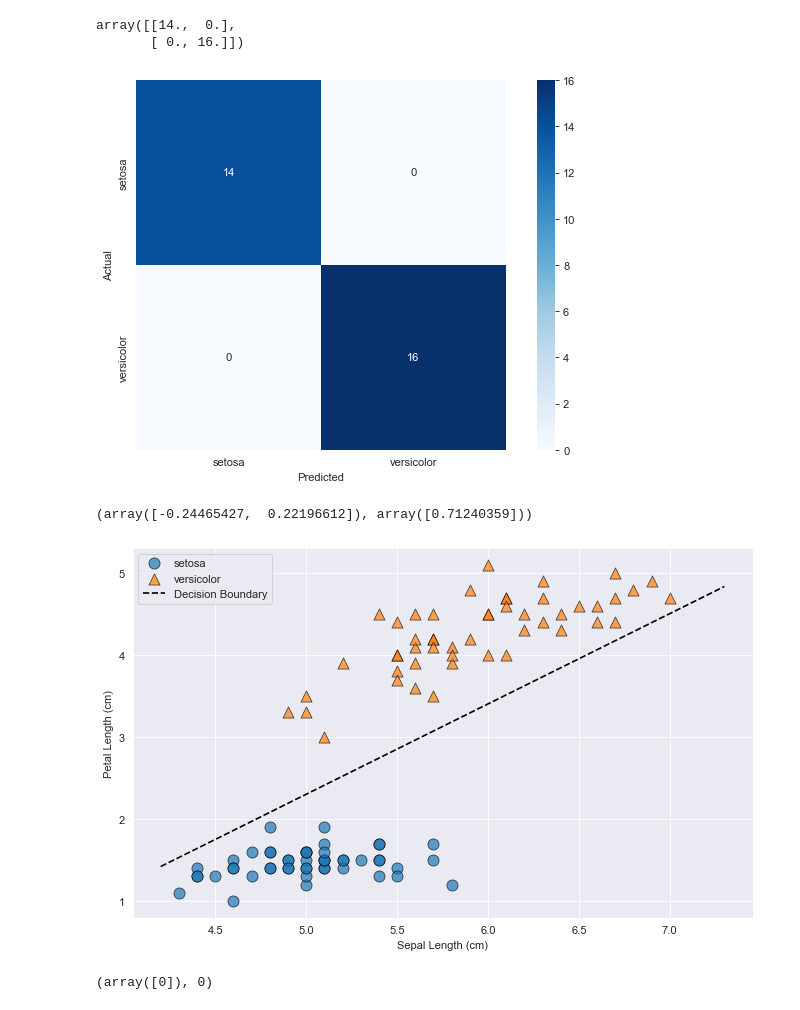
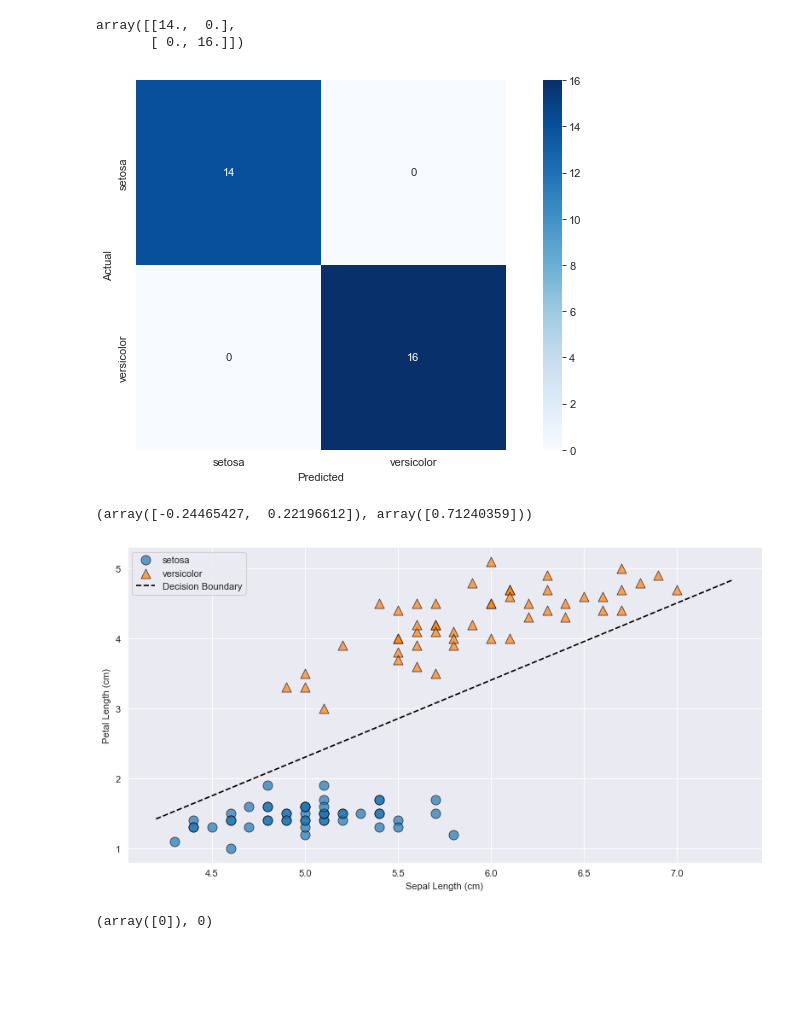
Before and after one commit to Computer-Society-Uniandes/Torombolo_Library, a Jupyter notebook: examples/perceptron/iris.ipynb, the cells around one changed output. Saved outputs shown, nothing was run; the diff lists cells and outputs as text; code cells hidden in the pictures; blank space fills up the shorter version.

```diff
--- a/examples/perceptron/iris.ipynb
+++ b/examples/perceptron/iris.ipynb
@@ -112,7 +112,7 @@ array([[14.,  0.],
        [ 0., 16.]])
 # %%
 # plot the confusion matrix
-plt.figure(figsize=(10, 6))
+plt.figure(figsize=(12, 6))
 
 sns.heatmap(
     cm,
@@ -127,7 +127,7 @@ plt.xlabel('Predicted')
 plt.ylabel('Actual')
 plt.show()
 # %% [output]
-[figure, old version]
+[figure, new version]
 # %%
 perceptron.w_, perceptron.b_
 # %% [output]
@@ -140,7 +140,7 @@ decision_line_intercept = -perceptron.b_ / perceptron.w_[1]
 x_values = np.linspace(4.2, 7.3, 100)
 y_values = decision_line_slope * x_values + decision_line_intercept
 # %%
-plt.figure(figsize=(10, 6))
+plt.figure(figsize=(12, 6))
 
 sns.scatterplot(
     x=X[y == 0, 0],
@@ -149,34 +149,34 @@ sns.scatterplot(
     marker='o',
     s=100,
     alpha=.7,
     edgecolor='k',
     linewidth=.7
 )
 
 sns.scatterplot(
     x=X[y == 1, 0],
     y=X[y == 1, 1],
     label='versicolor',
     marker='^',
     s=100,
     alpha=.7,
     edgecolor='k',
     linewidth=.7
 )
 
 plt.plot(
     x_values, y_values,
     label='Decision Boundary',
     c='k',
     linestyle='--',
 )
 
 plt.xlabel('Sepal Length (cm)')
 plt.ylabel('Petal Length (cm)')
 plt.legend()
 plt.show()
 # %% [output]
-[figure, old version]
+[figure, new version]
 # %%
 perceptron.predict(X_test[5]), y_test[5]
 # %% [output]
```
Also changed, not shown: parts of 1 cell of this notebook.
